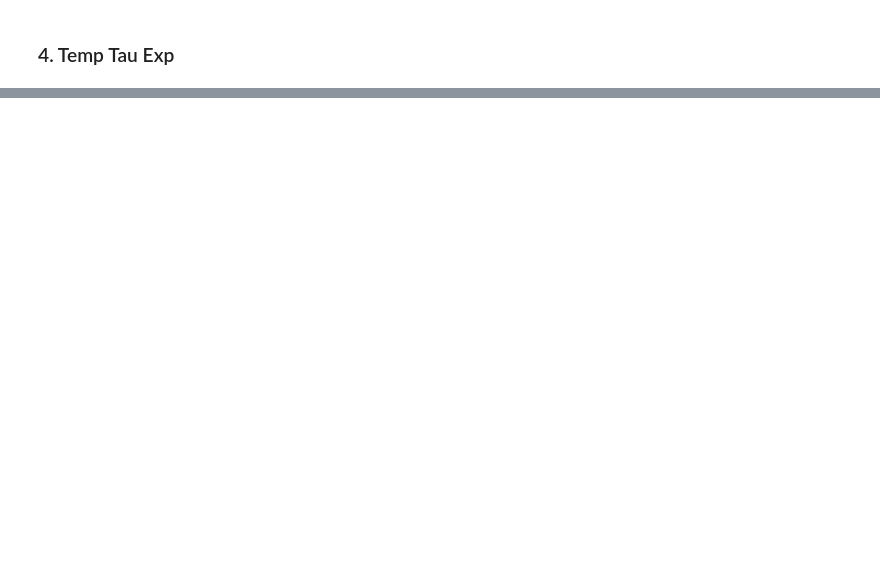
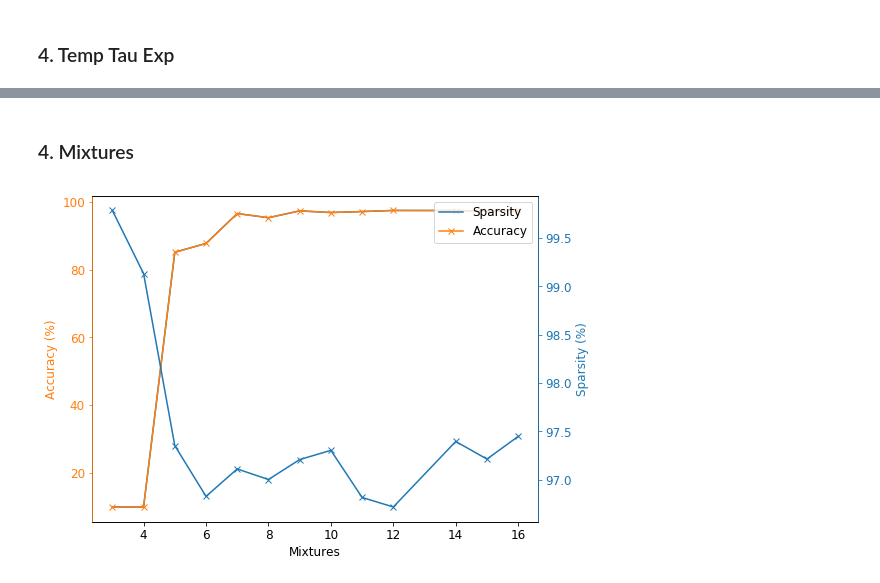
Before and after one commit to okz12/NN_compression, a Jupyter notebook: writeup/vastkd/kdmse_plot.ipynb, the cells around one changed output, grey strips where cells are left out. Cells and saved outputs as stored; diff of their text form; code cells hidden in the pictures; blank space fills up the shorter version.

```diff
--- a/writeup/vastkd/kdmse_plot.ipynb
+++ b/writeup/vastkd/kdmse_plot.ipynb
@@ -112 +128,35 @@ tt_exp.query("sp > 97.2 and acc > 97.2")
 | 25 | 6.0 | 2.000000e-06 | 97.78 | 97.205656 |
+# %% [markdown]
+### 4. Mixtures
+# %%
+mix_exp = pd.DataFrame(columns = ["mixture", "acc", "sp"])
+idx=0
+#start from 10, 1000
+mixlist = [3, 4, 6, 8, 10, 12, 14, 16]
+mixlist = [3, 4, 5, 6, 7, 8, 9, 10, 11, 12, 14, 15, 16]
+for mix in mixlist:
+    res = loadfile(250, 10, 2500, 1250, 1e-6, 5, mix, "LeNet_300_100", model_save_dir = "./files")
+    mix_exp.loc[idx] = ([mix, res["prune_acc"]["test"], res["sparsity"]])
+    idx+=1
+
+fig, ax1 = plt.subplots(figsize=(8,6))
+
+ax2 = ax1.twinx()
+p2 = ax1.plot(mix_exp['mixture'], mix_exp['acc'], label = "Sparsity")
+p1 = ax1.plot(mix_exp['mixture'], mix_exp['acc'], label = "Accuracy",  marker = 'x')
+p1c = p1[0].get_color()
+p2c = p2[0].get_color()
+ax1.legend(loc=1)
+p2 = ax2.plot(mix_exp['mixture'], mix_exp['sp'], color = p2c,  marker = 'x')
+
+ax1.set_xlabel('Mixtures')
+ax1.set_ylabel('Accuracy (%)', color=p1c)
+ax2.set_ylabel('Sparsity (%)', color=p2c)
+ax2.spines['left'].set_color(p1c)
+ax2.spines['right'].set_color(p2c)
+ax1.tick_params(axis='y', colors=p1c)
+ax2.tick_params(axis='y', colors=p2c)
+plt.savefig('figs/swskdmix.eps', format='eps', dpi=1000, bbox_inches='tight')
+plt.show()
+# %% [output]
+[figure, added]
```
Also changed, not shown: parts of 7 cells of this notebook, 4 other files.
